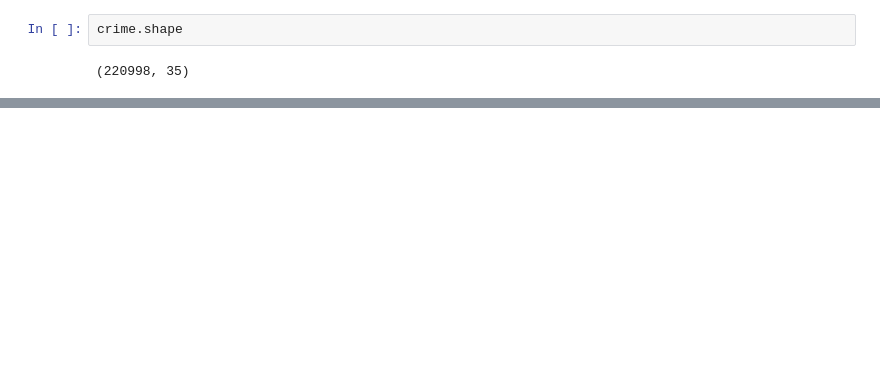
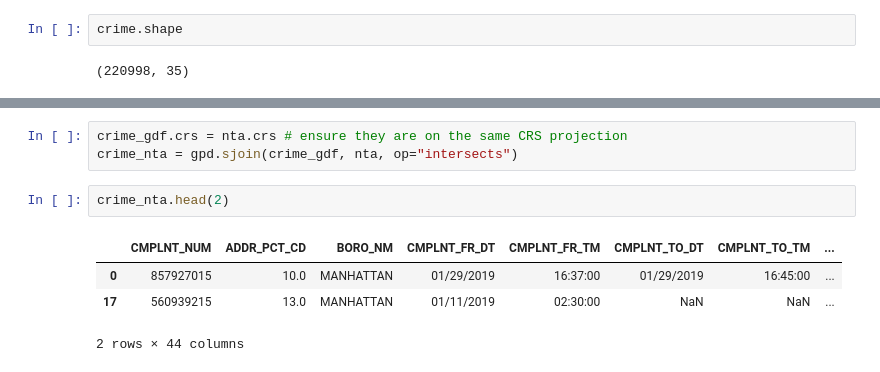
Before and after one commit to leonaisabelle/CUSP-ADS-Project, a Jupyter notebook: Crime_Coordinates_to_NTA.ipynb, the cells around one changed output, grey strips where cells are left out. Cells and saved outputs as stored; diff of their text form; blank space fills up the shorter version.

```diff
--- a/Crime_Coordinates_to_NTA.ipynb
+++ b/Crime_Coordinates_to_NTA.ipynb
@@ -51,0 +90,10 @@ RTreeError: Coordinates must not have minimums more than maximums
+# %%
+crime_gdf.crs = nta.crs # ensure they are on the same CRS projection
+crime_nta = gpd.sjoin(crime_gdf, nta, op="intersects")
+# %%
+crime_nta.head(2)
+# %% [output]
+|  | CMPLNT_NUM | ADDR_PCT_CD | BORO_NM | CMPLNT_FR_DT | CMPLNT_FR_TM | CMPLNT_TO_DT | CMPLNT_TO_TM | ... |
+| 0 | 857927015 | 10.0 | MANHATTAN | 01/29/2019 | 16:37:00 | 01/29/2019 | 16:45:00 | ... |
+| 17 | 560939215 | 13.0 | MANHATTAN | 01/11/2019 | 02:30:00 | NaN | NaN | ... |
+2 rows × 44 columns
```
Also changed, not shown: parts of 20 cells of this notebook, 1 other file.
